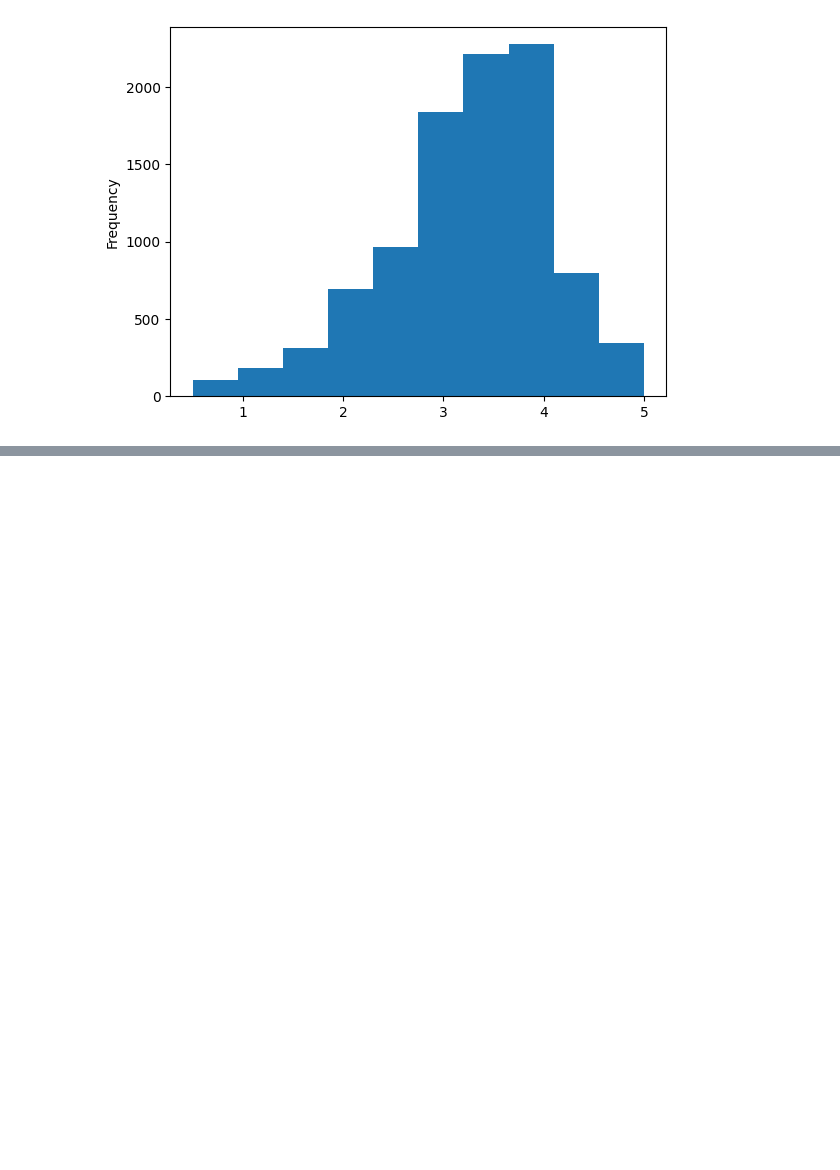
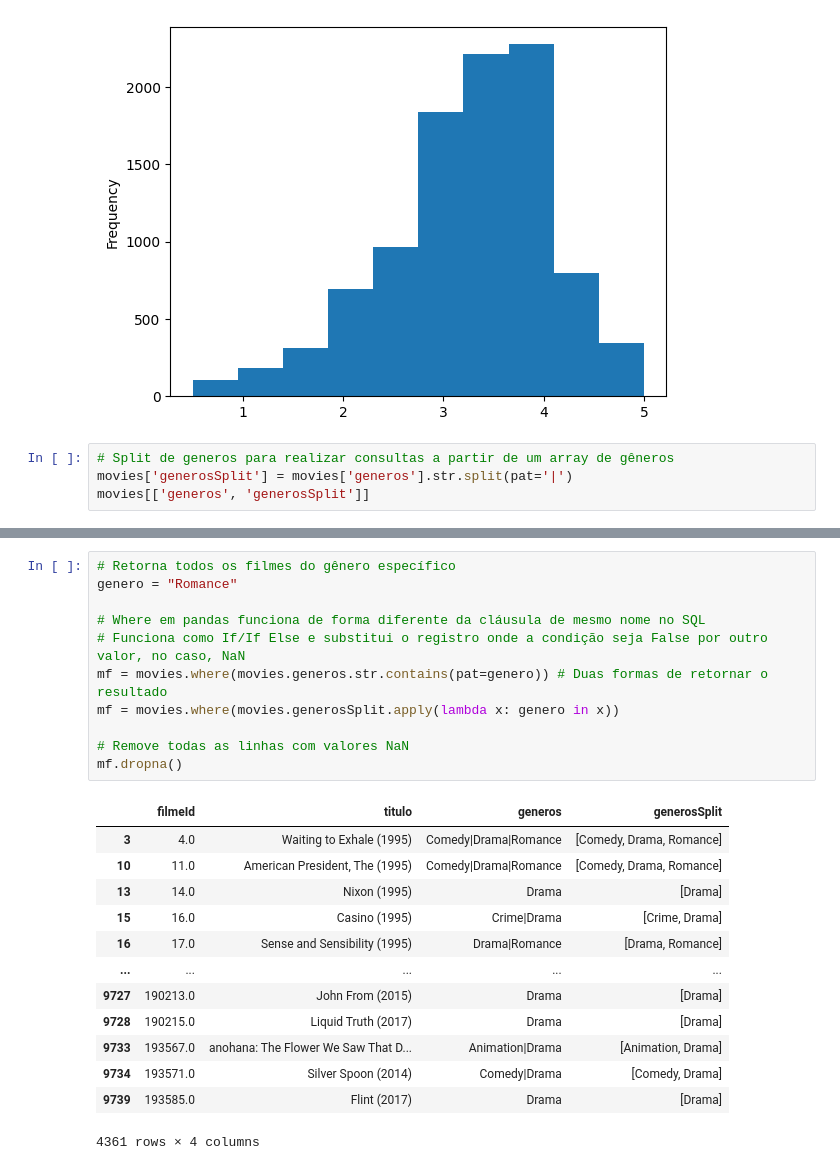
Before and after one commit to DiogoBotton/Python_Learn, a Jupyter notebook: DataScienceIntrodution/MovieRatings.ipynb, the cells around one changed output, grey strips where cells are left out. Cells and saved outputs as stored; diff of their text form; blank space fills up the shorter version.

Commit message:
new data and use where and split with pandas

```diff
--- a/DataScienceIntrodution/MovieRatings.ipynb
+++ b/DataScienceIntrodution/MovieRatings.ipynb
@@ -57,3 +58,7 @@ meanMovies.plot(kind="hist")
 # %% [output]
 <Axes: ylabel='Frequency'>
 [figure]
+# %%
+# Split de generos para realizar consultas a partir de um array de gêneros
+movies['generosSplit'] = movies['generos'].str.split(pat='|')
+movies[['generos', 'generosSplit']]
@@ -59,0 +79,25 @@ meanMovies.plot(kind="hist")
+# %%
+# Retorna todos os filmes do gênero específico
+genero = "Romance"
+
+# Where em pandas funciona de forma diferente da cláusula de mesmo nome no SQL
+# Funciona como If/If Else e substitui o registro onde a condição seja False por outro valor, no caso, NaN
+mf = movies.where(movies.generos.str.contains(pat=genero)) # Duas formas de retornar o resultado
+mf = movies.where(movies.generosSplit.apply(lambda x: genero in x))
+
+# Remove todas as linhas com valores NaN
+mf.dropna()
+# %% [output]
+|  | filmeId | titulo | generos | generosSplit |
+| 3 | 4.0 | Waiting to Exhale (1995) | Comedy|Drama|Romance | [Comedy, Drama, Romance] |
+| 10 | 11.0 | American President, The (1995) | Comedy|Drama|Romance | [Comedy, Drama, Romance] |
+| 13 | 14.0 | Nixon (1995) | Drama | [Drama] |
+| 15 | 16.0 | Casino (1995) | Crime|Drama | [Crime, Drama] |
+| 16 | 17.0 | Sense and Sensibility (1995) | Drama|Romance | [Drama, Romance] |
+| ... | ... | ... | ... | ... |
+| 9727 | 190213.0 | John From (2015) | Drama | [Drama] |
+| 9728 | 190215.0 | Liquid Truth (2017) | Drama | [Drama] |
+| 9733 | 193567.0 | anohana: The Flower We Saw That D... | Animation|Drama | [Animation, Drama] |
+| 9734 | 193571.0 | Silver Spoon (2014) | Comedy|Drama | [Comedy, Drama] |
+| 9739 | 193585.0 | Flint (2017) | Drama | [Drama] |
+4361 rows × 4 columns
```
Also changed, not shown: parts of 2 cells of this notebook, 2 other files.
